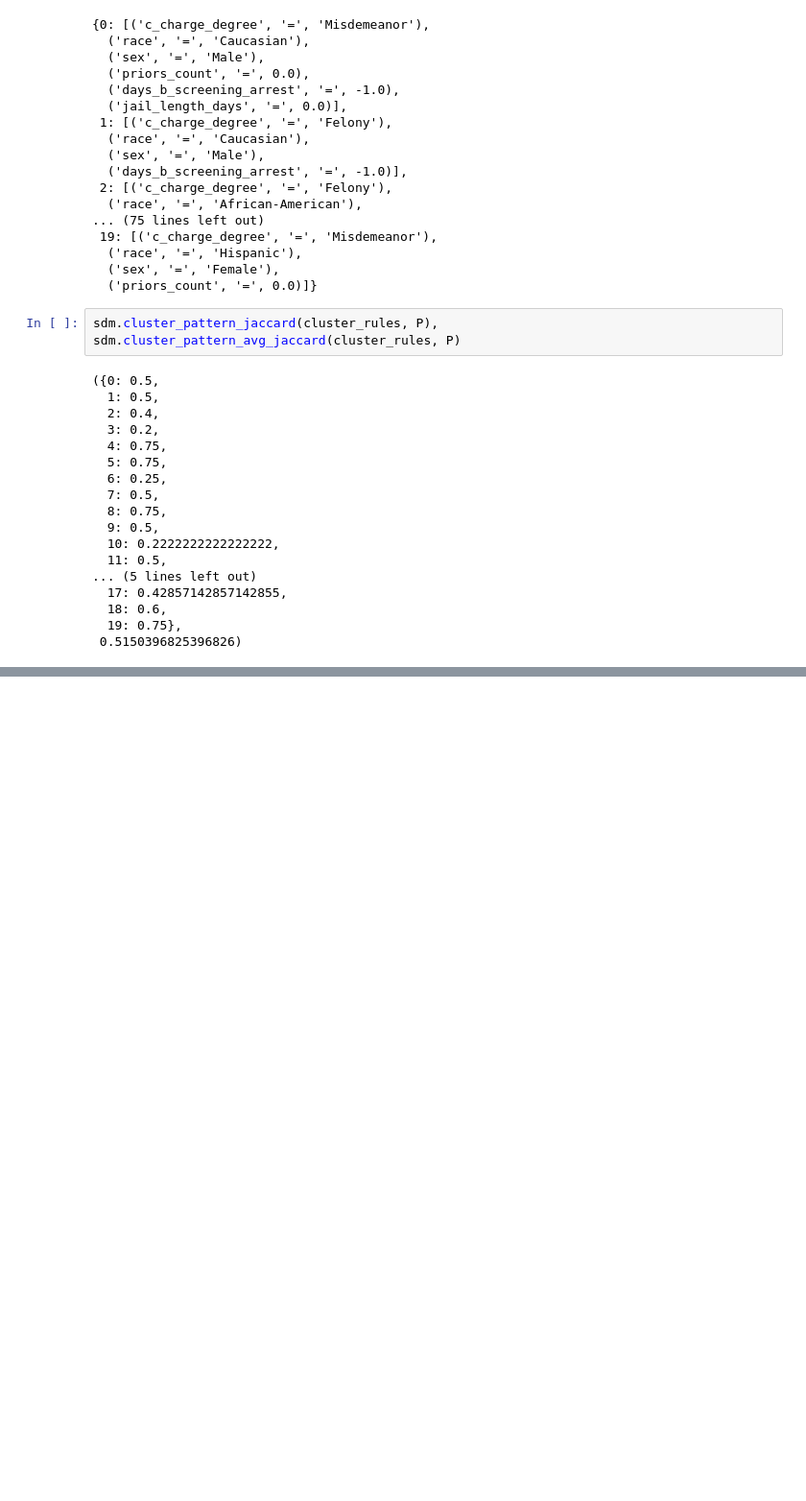
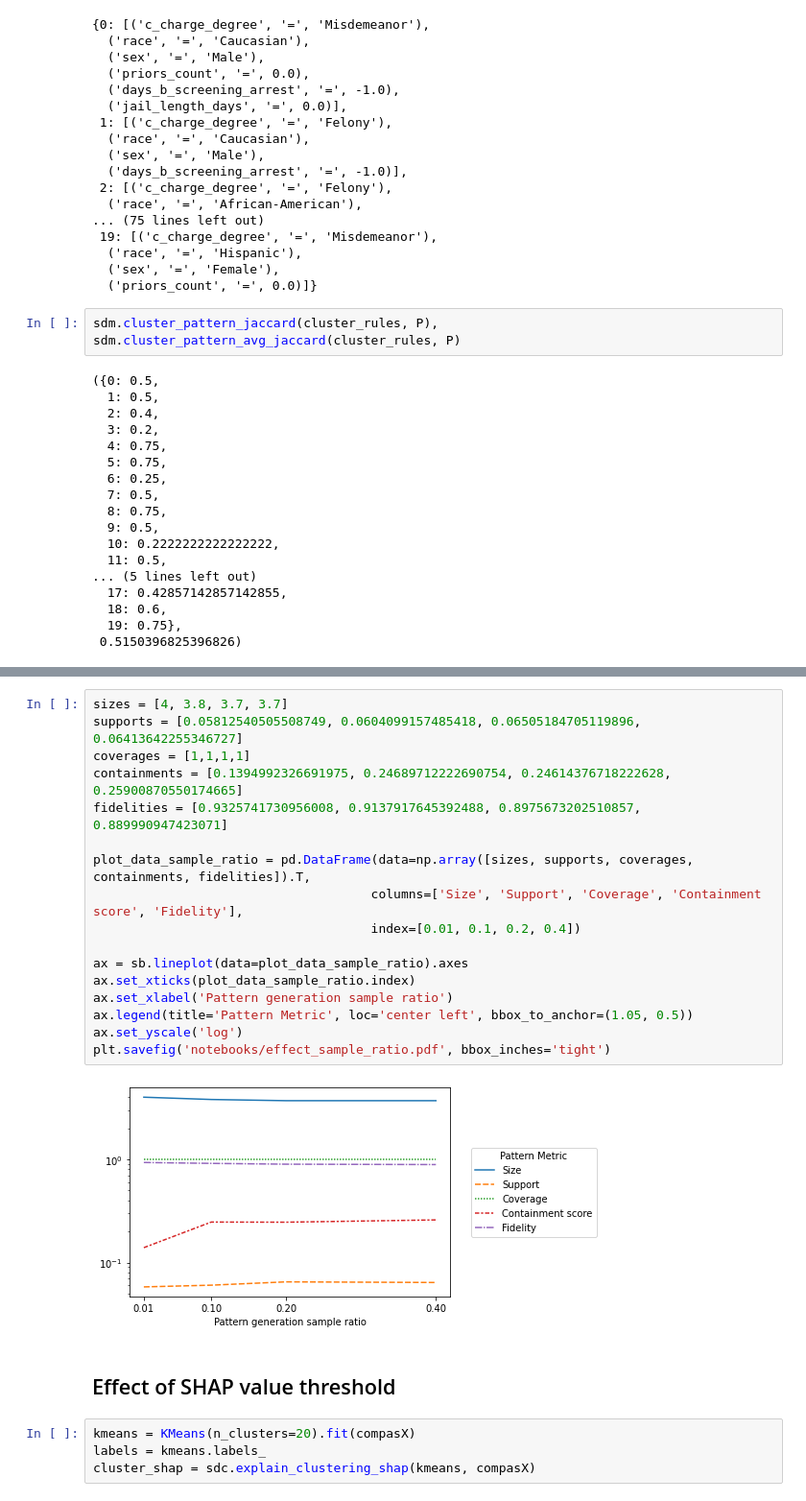
Before and after one commit to jeschaef/ASDF-Dashboard, a Jupyter notebook: notebooks/ClusterExplanation.ipynb, the cells around one changed output, grey strips where cells are left out. Shown at 96% size. Drawn from its saved outputs; the diff is of its cells as text; blank space fills up the shorter version.

```diff
--- a/notebooks/ClusterExplanation.ipynb
+++ b/notebooks/ClusterExplanation.ipynb
@@ -1038,0 +961,25 @@ sdm.cluster_pattern_jaccard(cluster_rules, P), sdm.cluster_pattern_avg_jaccard(c
+# %%
+sizes = [4, 3.8, 3.7, 3.7]
+supports = [0.05812540505508749, 0.0604099157485418, 0.06505184705119896, 0.06413642255346727]
+coverages = [1,1,1,1]
+containments = [0.1394992326691975, 0.24689712222690754, 0.24614376718222628, 0.25900870550174665]
+fidelities = [0.9325741730956008, 0.9137917645392488, 0.8975673202510857, 0.889990947423071]
+
+plot_data_sample_ratio = pd.DataFrame(data=np.array([sizes, supports, coverages, containments, fidelities]).T,
+                                     columns=['Size', 'Support', 'Coverage', 'Containment score', 'Fidelity'],
+                                     index=[0.01, 0.1, 0.2, 0.4])
+
+ax = sb.lineplot(data=plot_data_sample_ratio).axes
+ax.set_xticks(plot_data_sample_ratio.index)
+ax.set_xlabel('Pattern generation sample ratio')
+ax.legend(title='Pattern Metric', loc='center left', bbox_to_anchor=(1.05, 0.5))
+ax.set_yscale('log')
+plt.savefig('notebooks/effect_sample_ratio.pdf', bbox_inches='tight')
+# %% [output]
+[figure, added]
+# %% [markdown]
+## Effect of SHAP value threshold
+# %%
+kmeans = KMeans(n_clusters=20).fit(compasX)
+labels = kmeans.labels_
+cluster_shap = sdc.explain_clustering_shap(kmeans, compasX)
```
Also changed, not shown: parts of 131 cells of this notebook, 1 other file.
